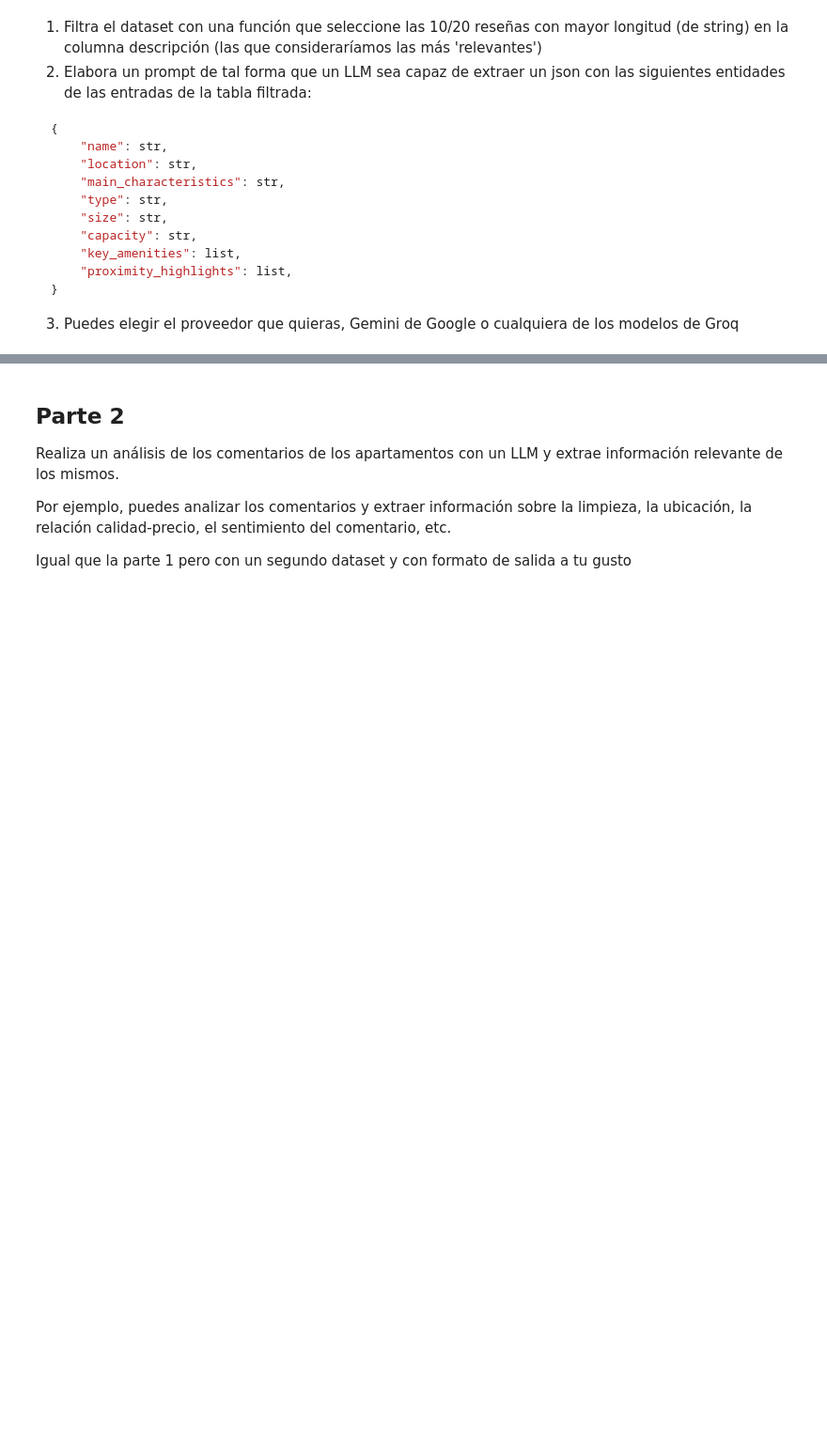
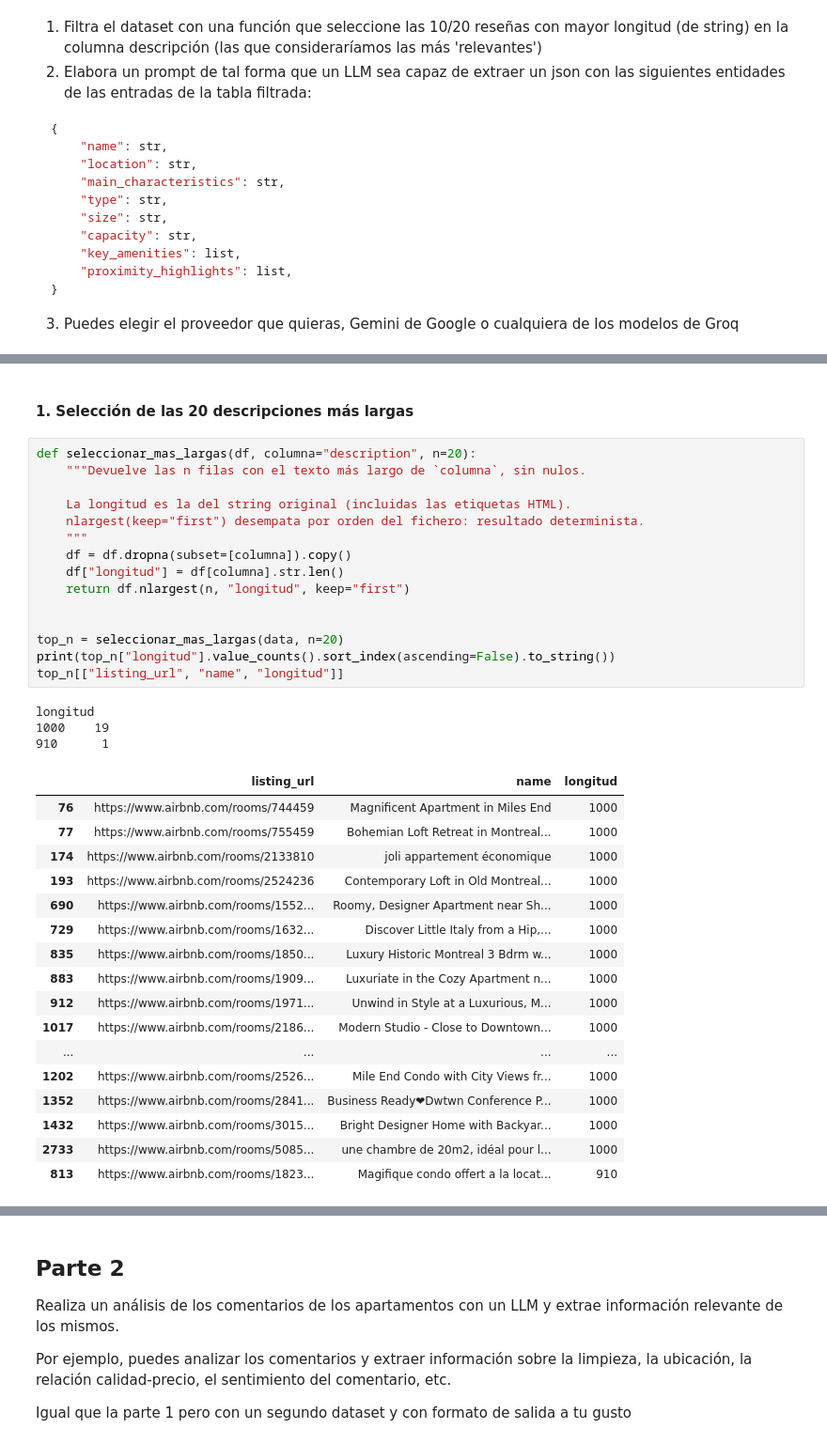
Before and after one commit to NITIN1987B/Prompt-Engineering, a Jupyter notebook: ejercicio_1/Ejercicio_1_Gemini_Groq.ipynb, the cells around one changed output, grey strips where cells are left out. Shown at 94% size. Saved outputs shown, nothing was run; the diff lists cells and outputs as text; blank space fills up the shorter version.

```diff
--- a/ejercicio_1/Ejercicio_1_Gemini_Groq.ipynb
+++ b/ejercicio_1/Ejercicio_1_Gemini_Groq.ipynb
@@ -54,0 +66,38 @@ data
+# %% [markdown]
+#### 1. Selección de las 20 descripciones más largas
+# %%
+def seleccionar_mas_largas(df, columna="description", n=20):
+    """Devuelve las n filas con el texto más largo de `columna`, sin nulos.
+
+    La longitud es la del string original (incluidas las etiquetas HTML).
+    nlargest(keep="first") desempata por orden del fichero: resultado determinista.
+    """
+    df = df.dropna(subset=[columna]).copy()
+    df["longitud"] = df[columna].str.len()
+    return df.nlargest(n, "longitud", keep="first")
+
+
+top_n = seleccionar_mas_largas(data, n=20)
+print(top_n["longitud"].value_counts().sort_index(ascending=False).to_string())
+top_n[["listing_url", "name", "longitud"]]
+# %% [output]
+longitud
+1000    19
+910      1
+|  | listing_url | name | longitud |
+| 76 | https://www.airbnb.com/rooms/744459 | Magnificent Apartment in Miles End | 1000 |
+| 77 | https://www.airbnb.com/rooms/755459 | Bohemian Loft Retreat in Montreal... | 1000 |
+| 174 | https://www.airbnb.com/rooms/2133810 | joli appartement économique | 1000 |
+| 193 | https://www.airbnb.com/rooms/2524236 | Contemporary Loft in Old Montreal... | 1000 |
+| 690 | https://www.airbnb.com/rooms/1552... | Roomy, Designer Apartment near Sh... | 1000 |
+| 729 | https://www.airbnb.com/rooms/1632... | Discover Little Italy from a Hip,... | 1000 |
+| 835 | https://www.airbnb.com/rooms/1850... | Luxury Historic Montreal 3 Bdrm w... | 1000 |
+| 883 | https://www.airbnb.com/rooms/1909... | Luxuriate in the Cozy Apartment n... | 1000 |
+| 912 | https://www.airbnb.com/rooms/1971... | Unwind in Style at a Luxurious, M... | 1000 |
+| 1017 | https://www.airbnb.com/rooms/2186... | Modern Studio - Close to Downtown... | 1000 |
+| ... | ... | ... | ... |
+| 1202 | https://www.airbnb.com/rooms/2526... | Mile End Condo with City Views fr... | 1000 |
+| 1352 | https://www.airbnb.com/rooms/2841... | Business Ready❤Dwtwn Conference P... | 1000 |
+| 1432 | https://www.airbnb.com/rooms/3015... | Bright Designer Home with Backyar... | 1000 |
+| 2733 | https://www.airbnb.com/rooms/5085... | une chambre de 20m2, idéal pour l... | 1000 |
+| 813 | https://www.airbnb.com/rooms/1823... | Magifique condo offert a la locat... | 910 |
```
Also changed, not shown: parts of 19 cells of this notebook, 4 other files.
